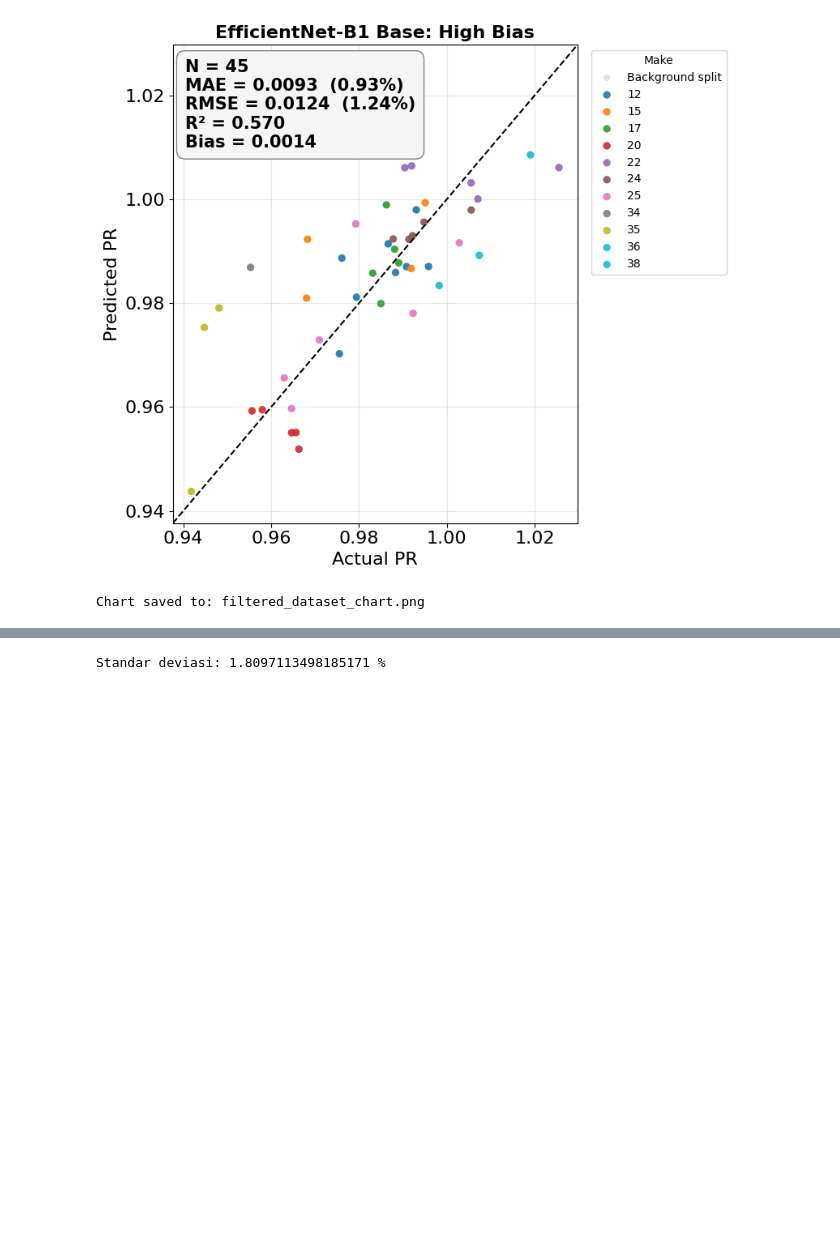
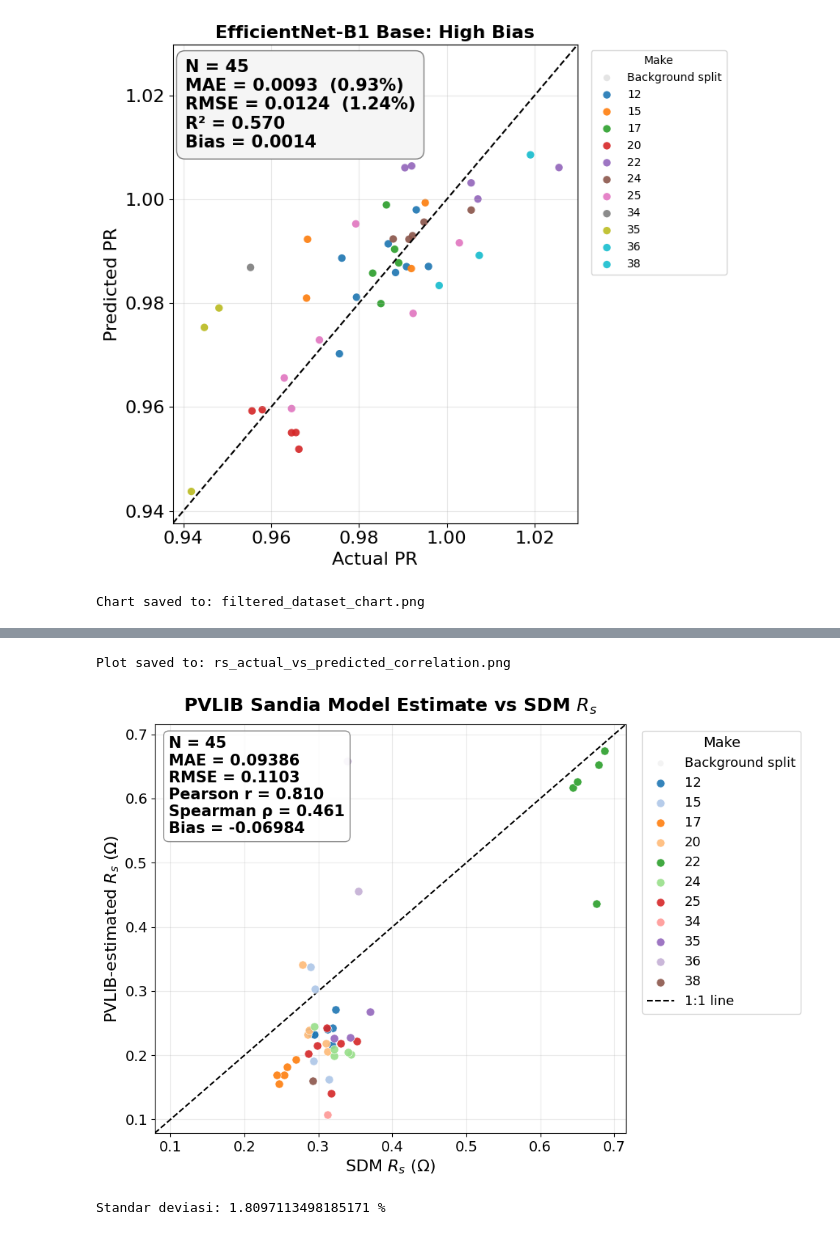
Before and after one commit to Kakozi/kodethesis, a Jupyter notebook: MerapikanChart.ipynb, the cells around one changed output, grey strips where cells are left out. Drawn from its saved outputs; the diff is of its cells as text; code cells hidden in the pictures; blank space fills up the shorter version.

```diff
--- a/MerapikanChart.ipynb
+++ b/MerapikanChart.ipynb
@@ -415,3 +785,21 @@ ref7_df = pd.read_csv(FILTERED_OUTPUT7_CSV)
+# %%
+metrics_i0 = plot_actual_vs_predicted_with_correlations(
+    plot_df=ref7_df,
+    background_df=ref7_df,
+    actual_col="Rs_diode_Ohm",
+    pred_col="Rs_pyspice_Ohm",
+    make_col="Make",
+    title="PVLIB Sandia Model Estimate vs SDM $R_s$",
+    xlabel="SDM $R_s$ (Ω)",
+    ylabel="PVLIB-estimated $R_s$ (Ω)",
+    save_path="rs_actual_vs_predicted_correlation.png",
+    figsize=(10, 7),
+    font_size=16,
+    marker_size=65
+)
+# %% [output]
+Plot saved to: rs_actual_vs_predicted_correlation.png
+[figure, added]
 # %%
 import matplotlib.pyplot as plt
 
```
Also changed, not shown: parts of 8 cells of this notebook, 1 other file.
